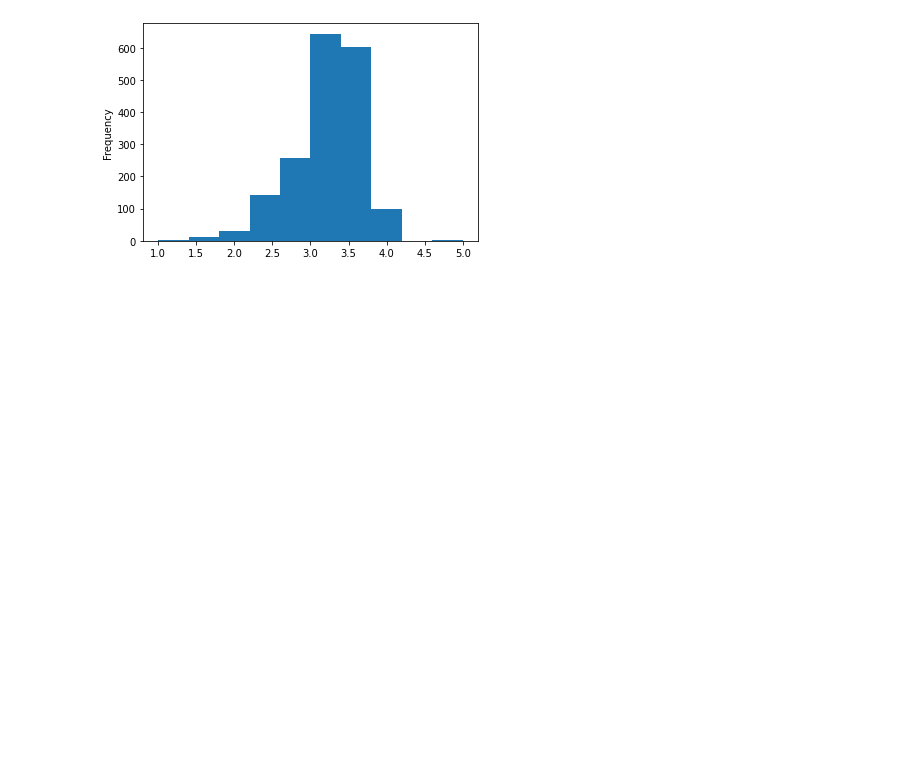
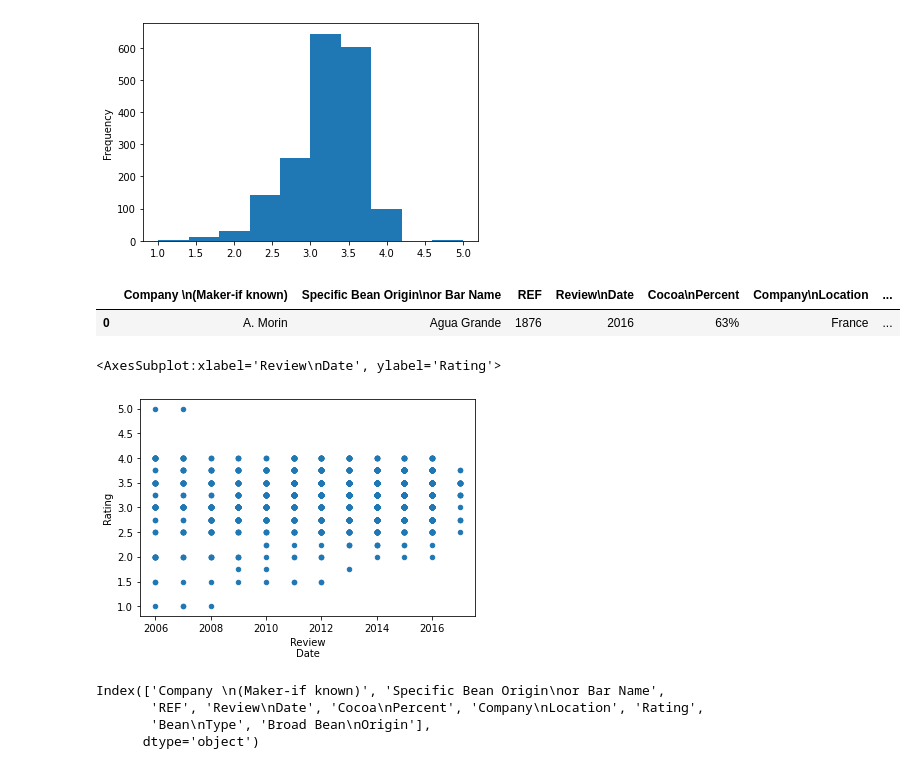
Before and after one commit to enzopezzoni/ep-python-learning, a Jupyter notebook: week-6/12. Data Visualization.ipynb, the cells around one changed output. Drawn from its saved outputs; the diff is of its cells as text; code cells hidden in the pictures; blank space fills up the shorter version.

```diff
--- a/week-6/12. Data Visualization.ipynb
+++ b/week-6/12. Data Visualization.ipynb
@@ -138,13 +138,31 @@ chocolate['Rating'].plot(kind='hist', bins=10)
 [figure]
 # %%
 #    iii. Now, let's add some descriptive labels to our chart using matplotlib
+chocolate.head(1)
+# %% [output]
+|  | Company \n(Maker-if known) | Specific Bean Origin\nor Bar Name | REF | Review\nDate | Cocoa\nPercent | Company\nLocation | ... |
+| 0 | A. Morin | Agua Grande | 1876 | 2016 | 63% | France | ... |
 # %%
 # 9.4 Scatter Plots
 # A. Is there a connection between Review Date and Rating? Plot them with a scatter plot
 
+chocolate.plot(kind='scatter', x='Review\nDate', y='Rating')
+
 # Why is this graph not so helpful?
+#Cause there is no correlation between Rating and Review Date
+# %% [output]
+<AxesSubplot:xlabel='Review\nDate', ylabel='Rating'>
+[figure, added]
 # %%
 # B. Explore this new dataframe, then scatter plot correlation between Total Volume and AveragePrice
+chocolate.columns
+
+# I think we're missing a Dataset for this one
+# %% [output]
+Index(['Company \n(Maker-if known)', 'Specific Bean Origin\nor Bar Name',
+       'REF', 'Review\nDate', 'Cocoa\nPercent', 'Company\nLocation', 'Rating',
+       'Bean\nType', 'Broad Bean\nOrigin'],
+      dtype='object')
 # %%
 # 9.5 Visualizations to Hypotheses
 # Create visualizations around any of the above datasets or our superstore datasets
```
Also changed, not shown: parts of 1 cell of this notebook, 3 other files.
